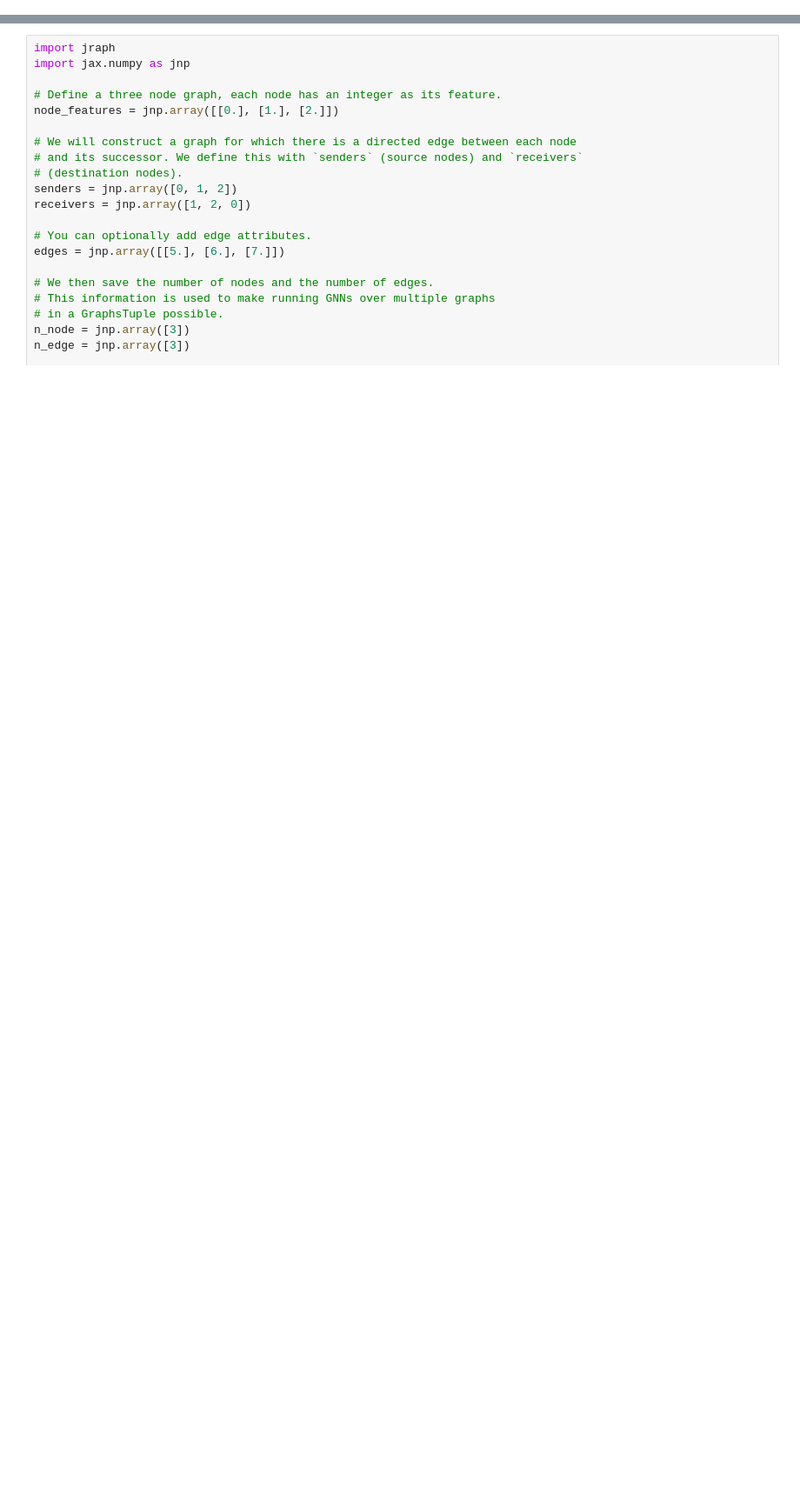
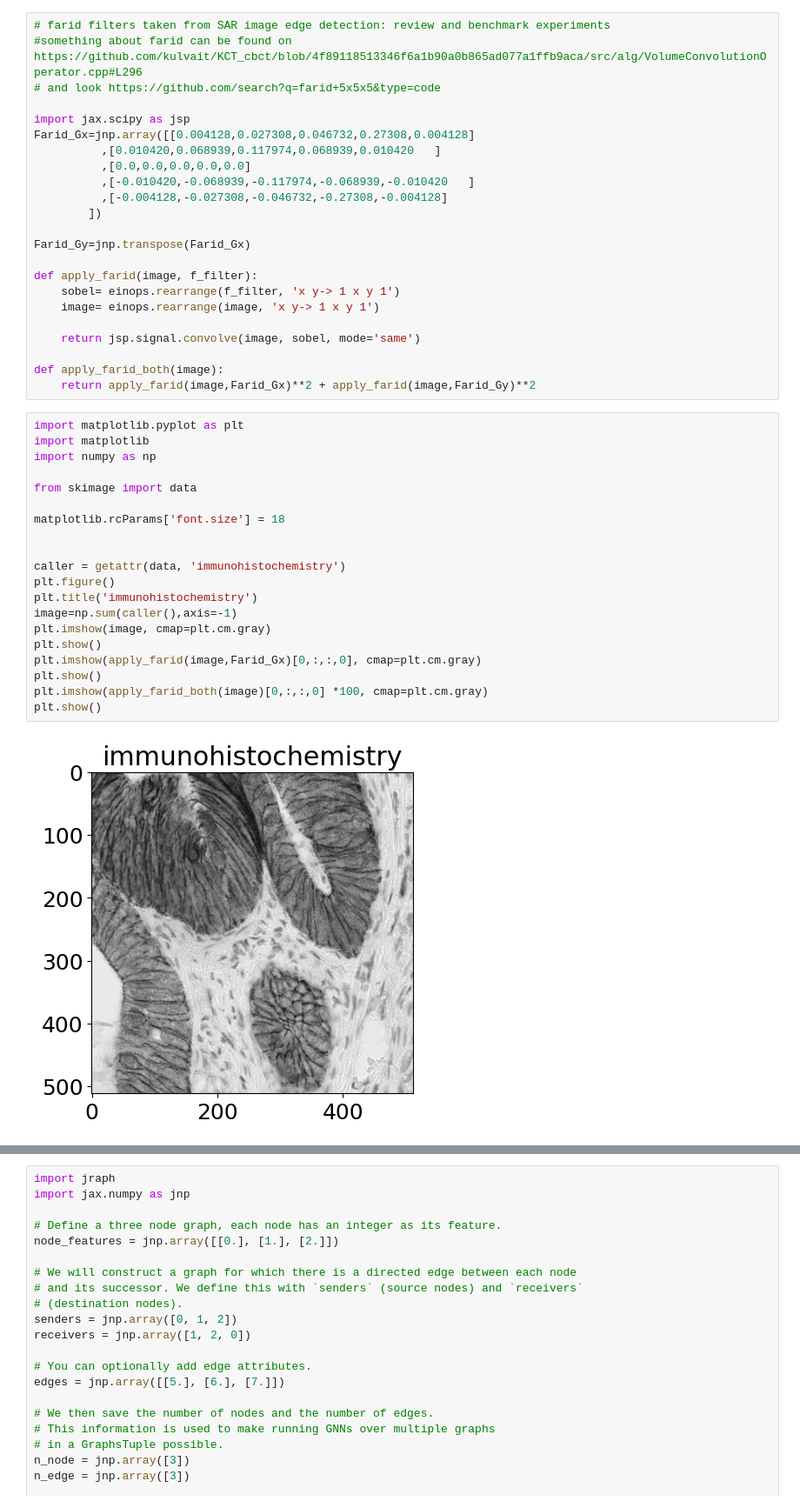
Before and after one commit to jakubMitura14/jax_cpu_experiments, a Jupyter notebook: test-project/play_jraph.ipynb, the cells around one changed output, grey strips where cells are left out. Shown at 87% size. Saved outputs shown, nothing was run; the diff lists cells and outputs as text; blank space fills up the shorter version.

Commit message:
prototype farid works

```diff
--- a/test-project/play_jraph.ipynb
+++ b/test-project/play_jraph.ipynb
@@ -73,0 +110,45 @@ dummy_datase[0].shape
+# %%
+# farid filters taken from SAR image edge detection: review and benchmark experiments
+#something about farid can be found on https://github.com/kulvait/KCT_cbct/blob/4f89118513346f6a1b90a0b865ad077a1ffb9aca/src/alg/VolumeConvolutionOperator.cpp#L296
+# and look https://github.com/search?q=farid+5x5x5&type=code
+
+import jax.scipy as jsp
+Farid_Gx=jnp.array([[0.004128,0.027308,0.046732,0.27308,0.004128]
+          ,[0.010420,0.068939,0.117974,0.068939,0.010420   ]
+          ,[0.0,0.0,0.0,0.0,0.0]
+          ,[-0.010420,-0.068939,-0.117974,-0.068939,-0.010420   ]
+          ,[-0.004128,-0.027308,-0.046732,-0.27308,-0.004128]
+        ])
+
+Farid_Gy=jnp.transpose(Farid_Gx)
+
+def apply_farid(image, f_filter):
+    sobel= einops.rearrange(f_filter, 'x y-> 1 x y 1')
+    image= einops.rearrange(image, 'x y-> 1 x y 1')
+
+    return jsp.signal.convolve(image, sobel, mode='same')
+
+def apply_farid_both(image):
+    return apply_farid(image,Farid_Gx)**2 + apply_farid(image,Farid_Gy)**2
+# %%
+import matplotlib.pyplot as plt
+import matplotlib
+import numpy as np
+
+from skimage import data
+
+matplotlib.rcParams['font.size'] = 18
+
+
+caller = getattr(data, 'immunohistochemistry')
+plt.figure()
+plt.title('immunohistochemistry')
+image=np.sum(caller(),axis=-1)
+plt.imshow(image, cmap=plt.cm.gray)
+plt.show()
+plt.imshow(apply_farid(image,Farid_Gx)[0,:,:,0], cmap=plt.cm.gray)
+plt.show()
+plt.imshow(apply_farid_both(image)[0,:,:,0] *100, cmap=plt.cm.gray)
+plt.show()
+# %% [output]
+[figure, added]
```
Also changed, not shown: parts of 5 cells of this notebook.
